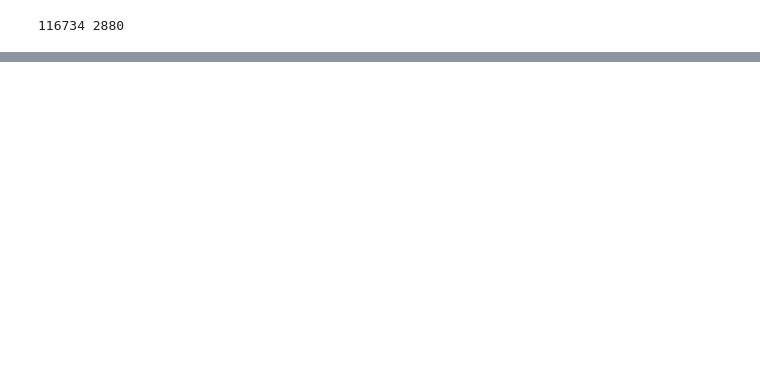
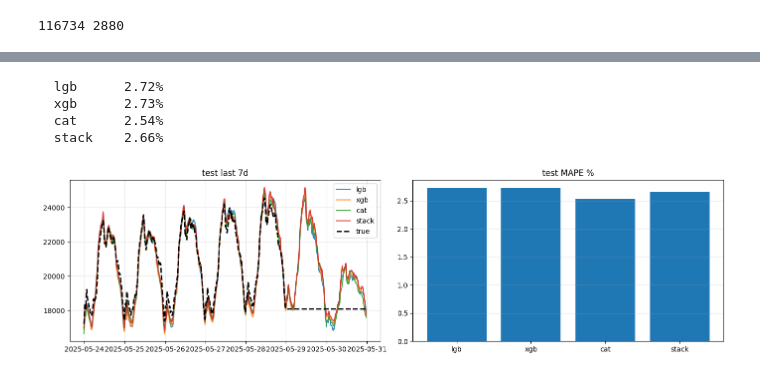
Before and after one commit to MioLovesWork/comp, a Jupyter notebook: work.ipynb, the cells around one changed output, grey strips where cells are left out. Drawn from its saved outputs; the diff is of its cells as text; code cells hidden in the pictures; blank space fills up the shorter version.

```diff
--- a/work.ipynb
+++ b/work.ipynb
@@ -124,0 +64,17 @@ pd.DataFrame({TIME: dte, TARGET: pte2}).to_csv('final_stack.csv', index=False)
+# %%
+import matplotlib.pyplot as plt
+
+pred_test = pd.DataFrame({TIME: dte})
+for name in TREES:
+    pred_test[name] = tree_test[name]
+pred_test['stack'] = pte1
+if TARGET in df_test.columns:
+    pred_test = pred_test.merge(
+        df_test[[TIME, TARGET]].assign(**{TIME: pd.to_datetime(df_test[TIME])}),
+        on=TIME, how='left', suffixes=('', '_true'),
+    )
+    if f'{TARGET}_true' in pred_test.columns:
+        pred_test[TARGET] = pred_test[f'{TARGET}_true']
+        pred_test = pred_test.drop(columns=[f'{TARGET}_true'])
+pred_test.to_csv('pred_test_all.csv', index=False)
+pred_test.head()
@@ -124,0 +88,30 @@ pd.DataFrame({TIME: dte, TARGET: pte2}).to_csv('final_stack.csv', index=False)
+# %%
+MODEL_COLS = list(TREES) + ['stack']
+dte_plot = pd.to_datetime(dte)
+mask = dte_plot >= dte_plot.max() - pd.Timedelta(days=7)
+
+fig, axes = plt.subplots(1, 2, figsize=(14, 4))
+for col in MODEL_COLS:
+    axes[0].plot(dte_plot[mask], pred_test.loc[mask, col], label=col, alpha=0.85)
+if TARGET in pred_test.columns:
+    axes[0].plot(dte_plot[mask], pred_test.loc[mask, TARGET], "k--", lw=2, label="true")
+axes[0].set_title('test last 7d')
+axes[0].legend()
+axes[0].grid(True, alpha=0.3)
+
+if TARGET in pred_test.columns:
+    yt = pred_test[TARGET].values
+    mapes = {col: mape(yt, pred_test[col].values) * 100 for col in MODEL_COLS}
+    axes[1].bar(mapes.keys(), mapes.values())
+    axes[1].set_title('test MAPE %')
+    axes[1].grid(True, axis="y", alpha=0.3)
+    for col, v in mapes.items():
+        print(f"  {col:8s} {v:.2f}%")
+plt.tight_layout()
+plt.show()
+# %% [output]
+  lgb      2.72%
+  xgb      2.73%
+  cat      2.54%
+  stack    2.66%
+[figure, added]
```
Also changed, not shown: parts of 14 cells of this notebook, 19 other files.
